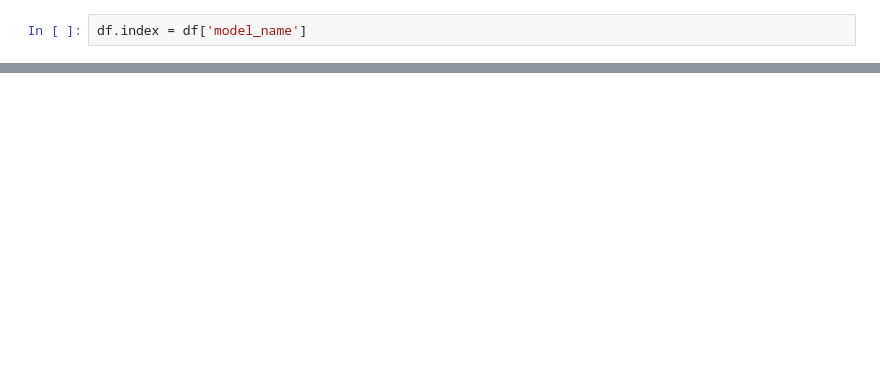
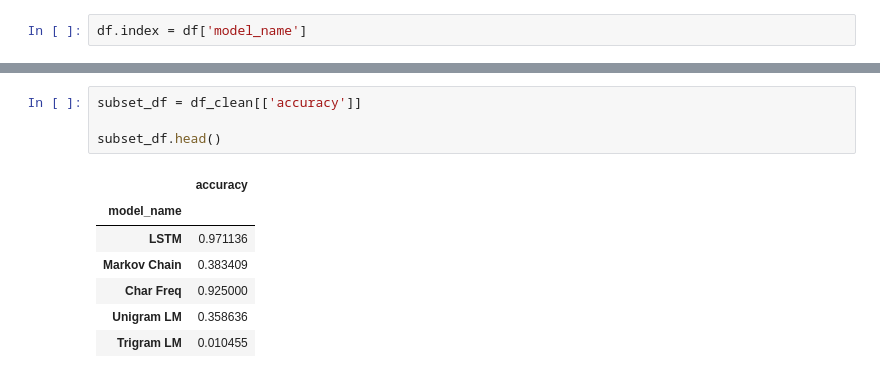
Before and after one commit to VavRe/language-identification, a Jupyter notebook: debug.ipynb, the cells around one changed output, grey strips where cells are left out. Saved outputs shown, nothing was run; the diff lists cells and outputs as text; blank space fills up the shorter version.

```diff
--- a/debug.ipynb
+++ b/debug.ipynb
@@ -165,0 +374,12 @@ accuracies['accuracy'].plot(kind='bar')
+# %%
+subset_df = df_clean[['accuracy']]
+
+subset_df.head()
+# %% [output]
+|  | accuracy |
+| model_name |  |
+| LSTM | 0.971136 |
+| Markov Chain | 0.383409 |
+| Char Freq | 0.925000 |
+| Unigram LM | 0.358636 |
+| Trigram LM | 0.010455 |
```
Also changed, not shown: parts of 13 cells of this notebook, 15 other files.
